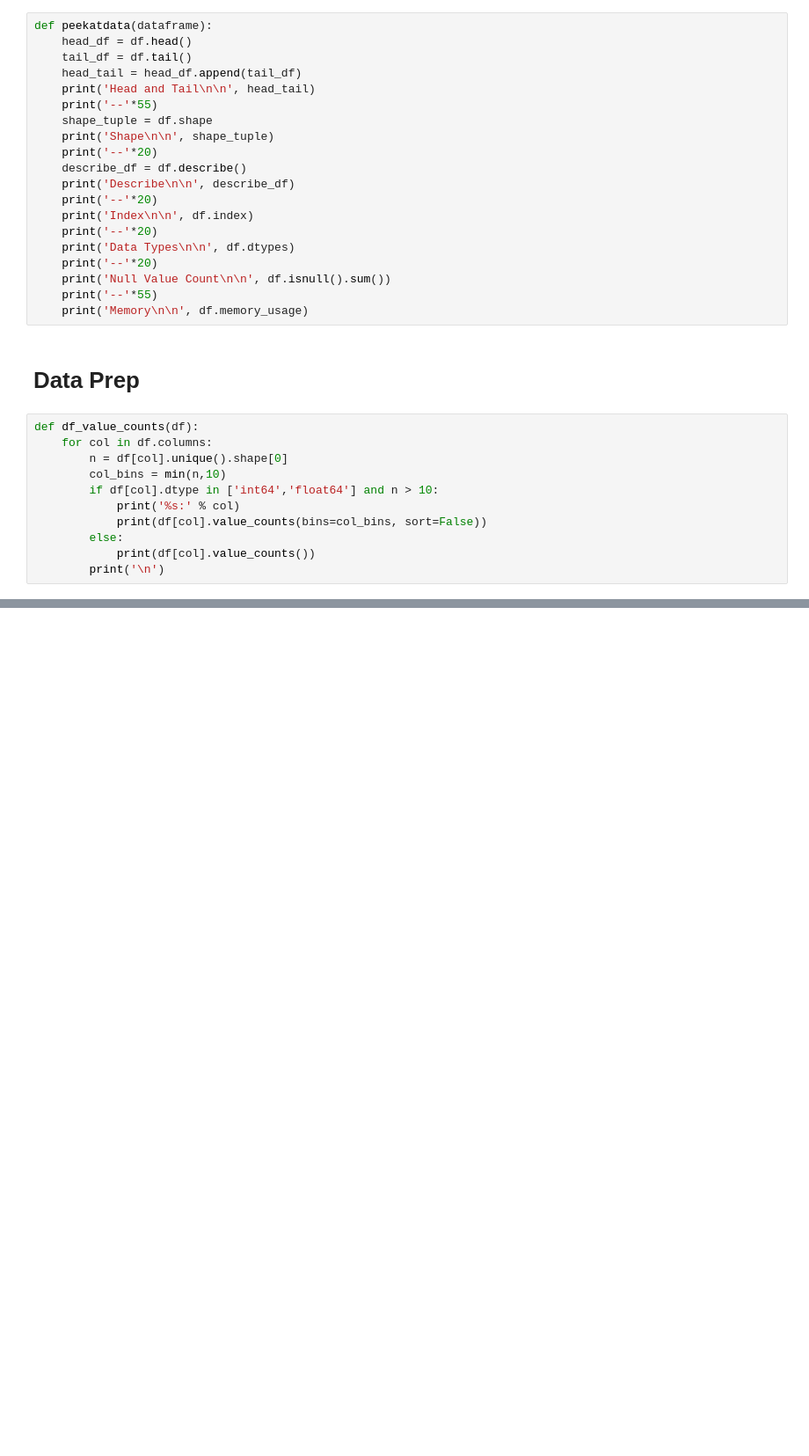
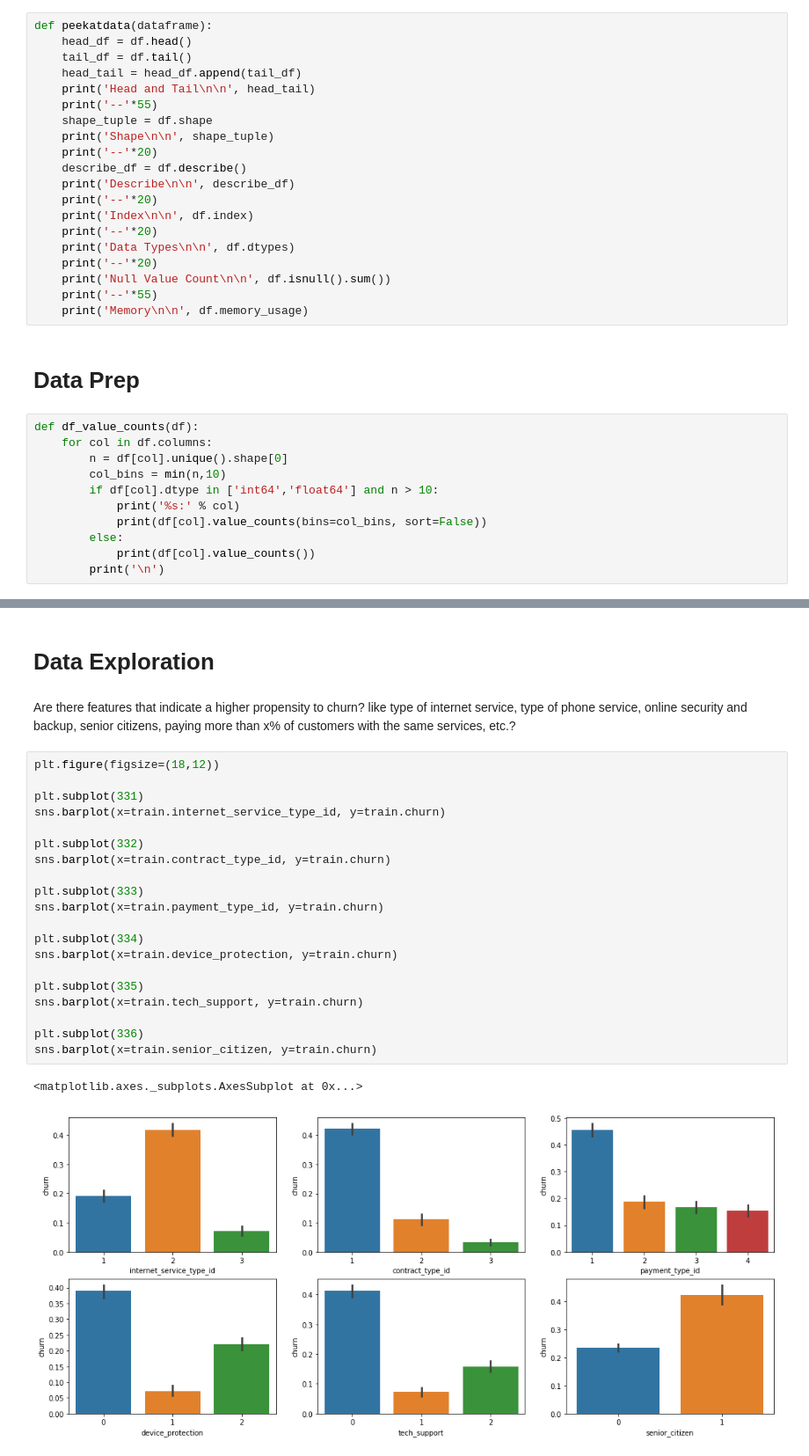
Before and after one commit to classification-project-steven-nicole/classification_project, a Jupyter notebook: steven_classification_project.ipynb, the cells around one changed output, grey strips where cells are left out. Shown at 88% size. Saved outputs shown, nothing was run; the diff lists cells and outputs as text; blank space fills up the shorter version.

```diff
--- a/steven_classification_project.ipynb
+++ b/steven_classification_project.ipynb
@@ -103,0 +76,27 @@ df = df.join(encoded)
+# %% [markdown]
+# Data Exploration
+# %% [markdown]
+Are there features that indicate a higher propensity to churn? like type of internet service, type of phone service, online security and backup, senior citizens, paying more than x% of customers with the same services, etc.?
+# %%
+plt.figure(figsize=(18,12))
+
+plt.subplot(331)
+sns.barplot(x=train.internet_service_type_id, y=train.churn)
+
+plt.subplot(332)
+sns.barplot(x=train.contract_type_id, y=train.churn)
+
+plt.subplot(333)
+sns.barplot(x=train.payment_type_id, y=train.churn)
+
+plt.subplot(334)
+sns.barplot(x=train.device_protection, y=train.churn)
+
+plt.subplot(335)
+sns.barplot(x=train.tech_support, y=train.churn)
+
+plt.subplot(336)
+sns.barplot(x=train.senior_citizen, y=train.churn)
+# %% [output]
+<matplotlib.axes._subplots.AxesSubplot at 0x...>
+[figure, added]
```
Also changed, not shown: parts of 29 cells of this notebook.
